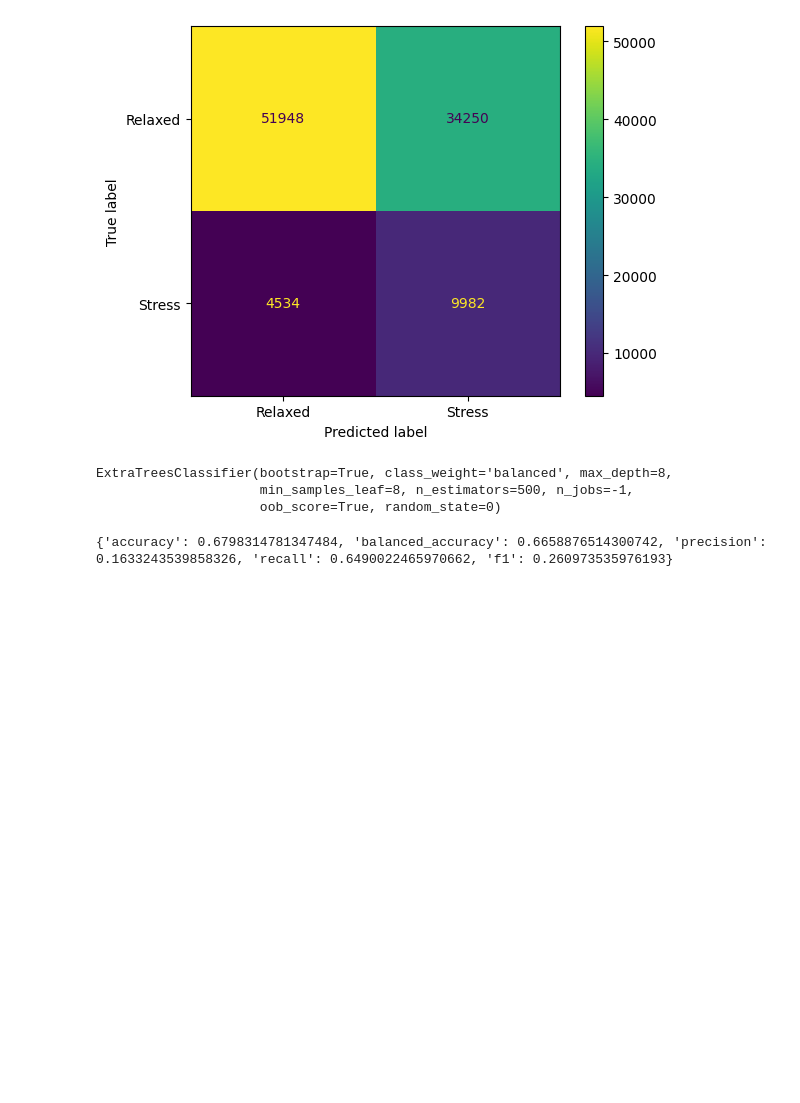
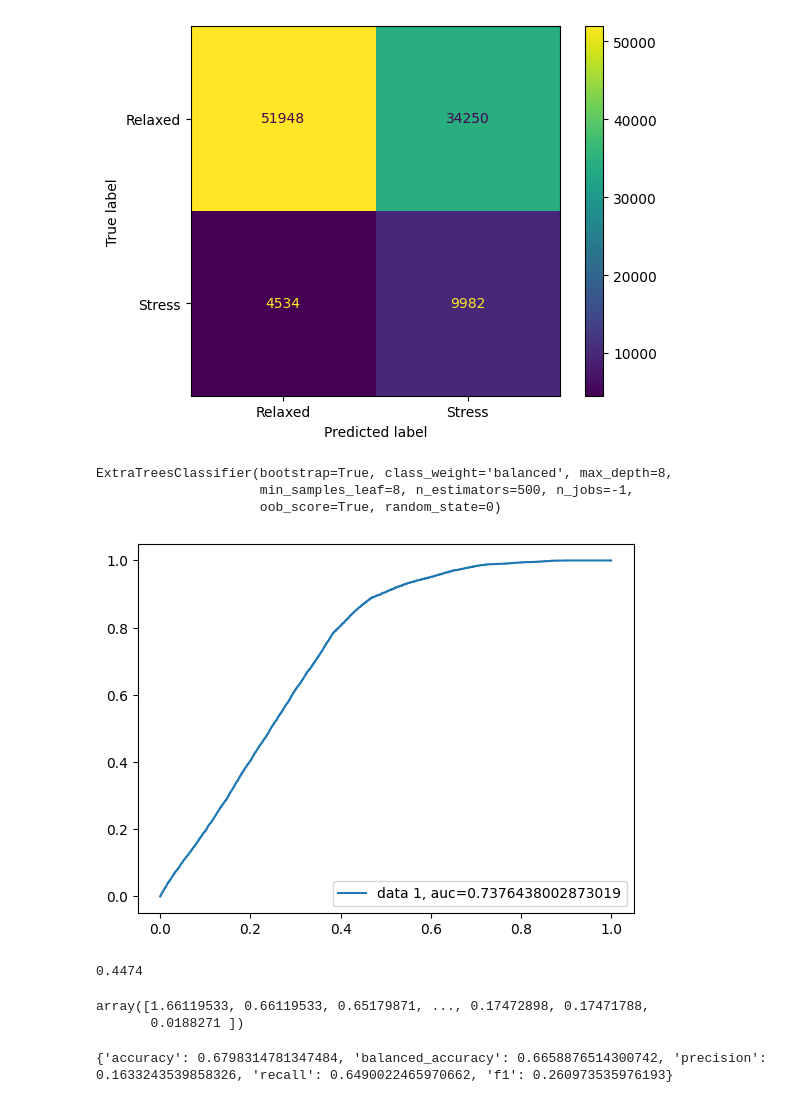
Before and after one commit to nvtu/Stress-Detection-Processor, a Jupyter notebook: experiment_scripts/itw_train_test.ipynb, the cells around one changed output. Saved outputs shown, nothing was run; the diff lists cells and outputs as text; code cells hidden in the pictures; blank space fills up the shorter version.

```diff
--- a/experiment_scripts/itw_train_test.ipynb
+++ b/experiment_scripts/itw_train_test.ipynb
@@ -212,3 +193,25 @@ clf.fit(X_train, y_train)
 ExtraTreesClassifier(bootstrap=True, class_weight='balanced', max_depth=8,
                      min_samples_leaf=8, n_estimators=500, n_jobs=-1,
                      oob_score=True, random_state=0)
+# %%
+pred = clf.predict_proba(X_test)[:, 1]
+# %%
+fpr, tpr, thresholds = roc_curve(y_test, pred)
+auc = roc_auc_score(y_test, pred)
+plt.plot(fpr,tpr,label="data 1, auc="+str(auc))
+plt.legend(loc=4)
+plt.show()
+# %% [output]
+[figure, added]
+# %%
+youdenJ = tpr - fpr
+index = np.argmax(youdenJ)
+thresholdOpt = round(thresholds[index], ndigits = 4)
+thresholdOpt
+# %% [output]
+0.4474
+# %%
+thresholds
+# %% [output]
+array([1.66119533, 0.66119533, 0.65179871, ..., 0.17472898, 0.17471788,
+       0.0188271 ])
```
Also changed, not shown: parts of 4 cells of this notebook, 6 other files.
